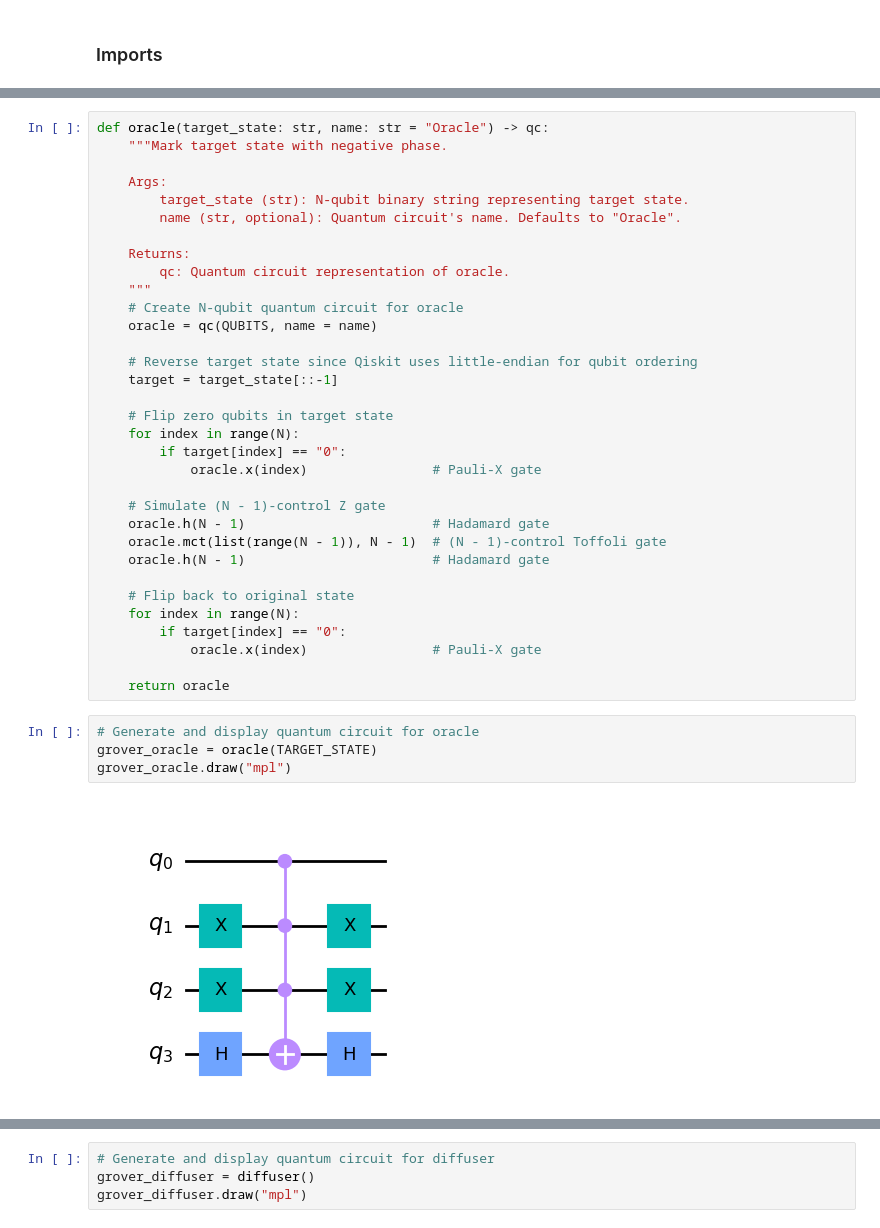
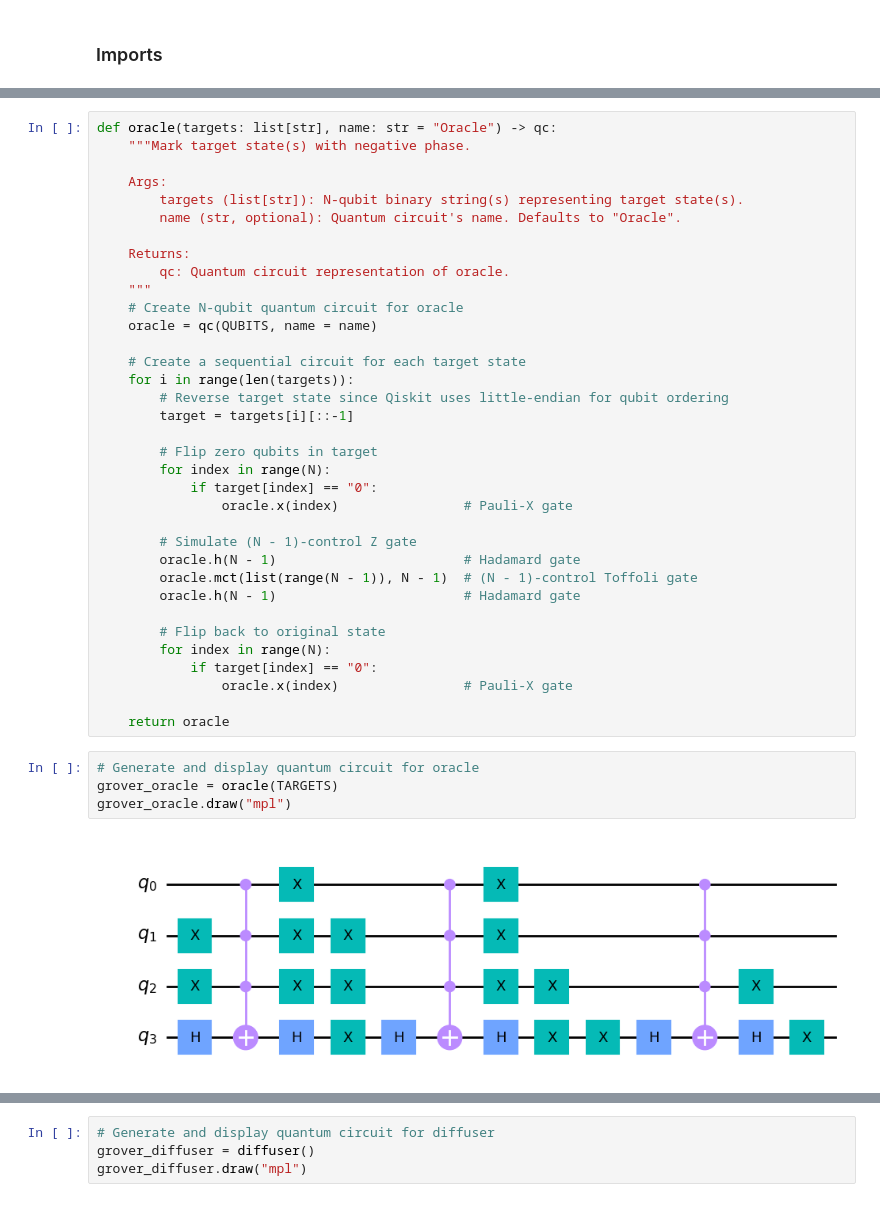
Before and after one commit to lynkos/grovers-algorithm, a Jupyter notebook: Grovers-Algorithm.ipynb, the cells around one changed output, grey strips where cells are left out. Cells and saved outputs as stored; diff of their text form.

```diff
--- a/Grovers-Algorithm.ipynb
+++ b/Grovers-Algorithm.ipynb
@@ -54,11 +53,11 @@ Finally, $X$ is applied again to the appropriate qubits to reverse the transform
 
 $U_{w} = X_{i}H_{n - 1}(MCT)_{n - 1}H_{n - 1}X_{i}$
 # %%
-def oracle(target_state: str, name: str = "Oracle") -> qc:
-    """Mark target state with negative phase.
+def oracle(targets: list[str], name: str = "Oracle") -> qc:
+    """Mark target state(s) with negative phase.
 
     Args:
-        target_state (str): N-qubit binary string representing target state.
+        targets (list[str]): N-qubit binary string(s) representing target state(s).
         name (str, optional): Quantum circuit's name. Defaults to "Oracle".
 
     Returns:
@@ -67,31 +66,33 @@ def oracle(target_state: str, name: str = "Oracle") -> qc:
     # Create N-qubit quantum circuit for oracle
     oracle = qc(QUBITS, name = name)
 
-    # Reverse target state since Qiskit uses little-endian for qubit ordering
-    target = target_state[::-1]
+    # Create a sequential circuit for each target state
+    for i in range(len(targets)):
+        # Reverse target state since Qiskit uses little-endian for qubit ordering
+        target = targets[i][::-1]
 
-    # Flip zero qubits in target state
-    for index in range(N):
-        if target[index] == "0":
-            oracle.x(index)                # Pauli-X gate
+        # Flip zero qubits in target
+        for index in range(N):
+            if target[index] == "0":
+                oracle.x(index)                # Pauli-X gate
 
-    # Simulate (N - 1)-control Z gate
-    oracle.h(N - 1)                        # Hadamard gate
-    oracle.mct(list(range(N - 1)), N - 1)  # (N - 1)-control Toffoli gate
-    oracle.h(N - 1)                        # Hadamard gate
+        # Simulate (N - 1)-control Z gate
+        oracle.h(N - 1)                        # Hadamard gate
+        oracle.mct(list(range(N - 1)), N - 1)  # (N - 1)-control Toffoli gate
+        oracle.h(N - 1)                        # Hadamard gate
 
-    # Flip back to original state
-    for index in range(N):
-        if target[index] == "0":
-            oracle.x(index)                # Pauli-X gate
+        # Flip back to original state
+        for index in range(N):
+            if target[index] == "0":
+                oracle.x(index)                # Pauli-X gate
 
     return oracle
 # %%
 # Generate and display quantum circuit for oracle
-grover_oracle = oracle(TARGET_STATE)
+grover_oracle = oracle(TARGETS)
 grover_oracle.draw("mpl")
 # %% [output]
-[figure, old version]
+[figure, new version]
 # %% [markdown]
 ## Diffuser
 
```
Also changed, not shown: parts of 29 cells of this notebook.
